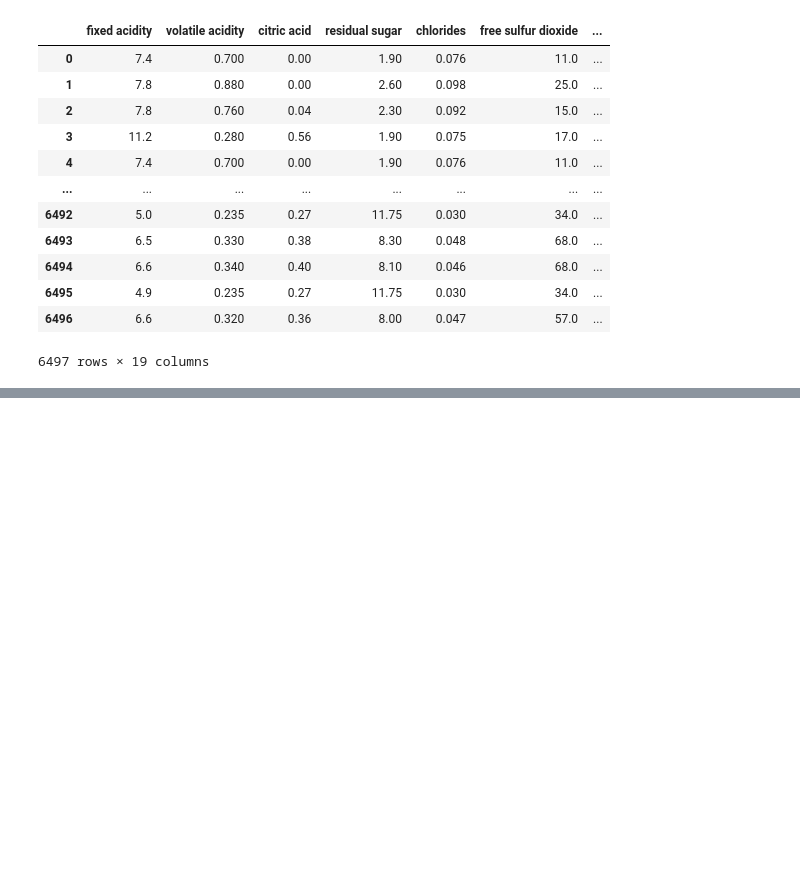
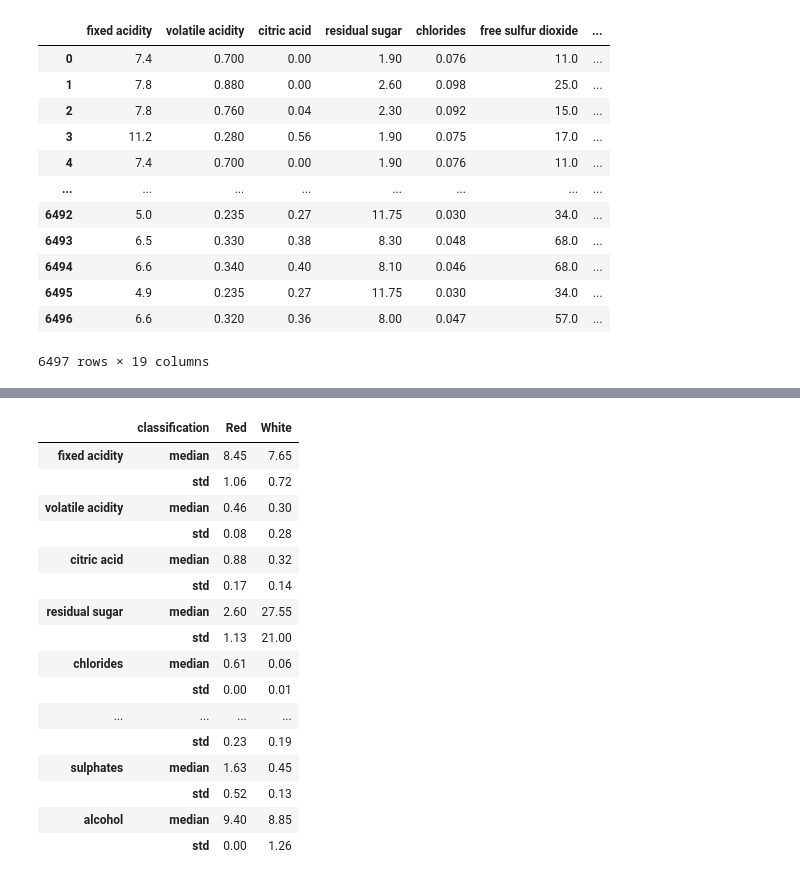
Before and after one commit to barbosarafael/DS_Avancado, a Jupyter notebook: wine_projeto/notebook_projeto.ipynb, the cells around one changed output, grey strips where cells are left out. Drawn from its saved outputs; the diff is of its cells as text; code cells hidden in the pictures; blank space fills up the shorter version.

```diff
--- a/wine_projeto/notebook_projeto.ipynb
+++ b/wine_projeto/notebook_projeto.ipynb
@@ -289,0 +334,20 @@ df_final.sort_values("Dist", ascending = False)
+# %%
+df_prob.drop(["quality", "PC1", "PC2", "Cluster", "Centroide_PC1", "Centroide_PC2", "Dist"], axis = 1).groupby("classification").aggregate(["median", "std"]).T.round(2)
+# %% [output]
+|  | classification | Red | White |
+| fixed acidity | median | 8.45 | 7.65 |
+|  | std | 1.06 | 0.72 |
+| volatile acidity | median | 0.46 | 0.30 |
+|  | std | 0.08 | 0.28 |
+| citric acid | median | 0.88 | 0.32 |
+|  | std | 0.17 | 0.14 |
+| residual sugar | median | 2.60 | 27.55 |
+|  | std | 1.13 | 21.00 |
+| chlorides | median | 0.61 | 0.06 |
+|  | std | 0.00 | 0.01 |
+| ... | ... | ... | ... |
+|  | std | 0.23 | 0.19 |
+| sulphates | median | 1.63 | 0.45 |
+|  | std | 0.52 | 0.13 |
+| alcohol | median | 9.40 | 8.85 |
+|  | std | 0.00 | 1.26 |
```
Also changed, not shown: parts of 15 cells of this notebook.
